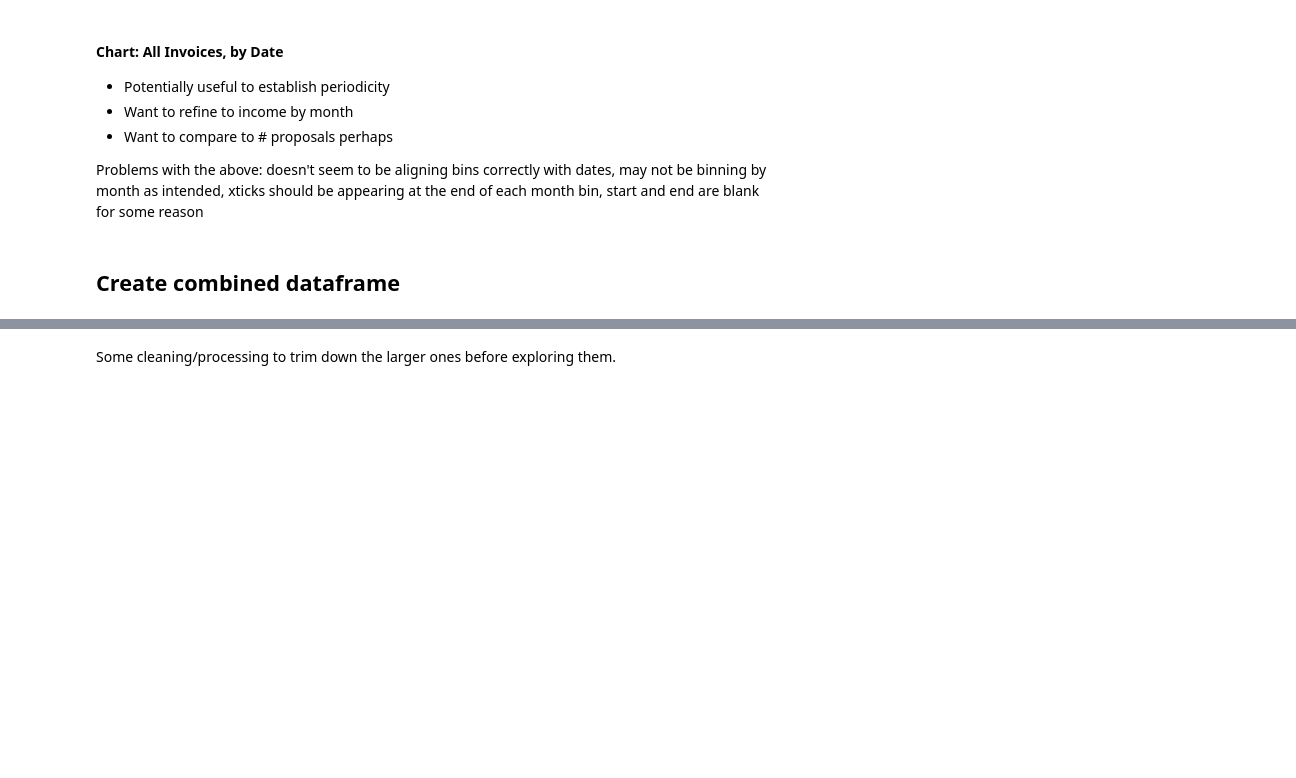
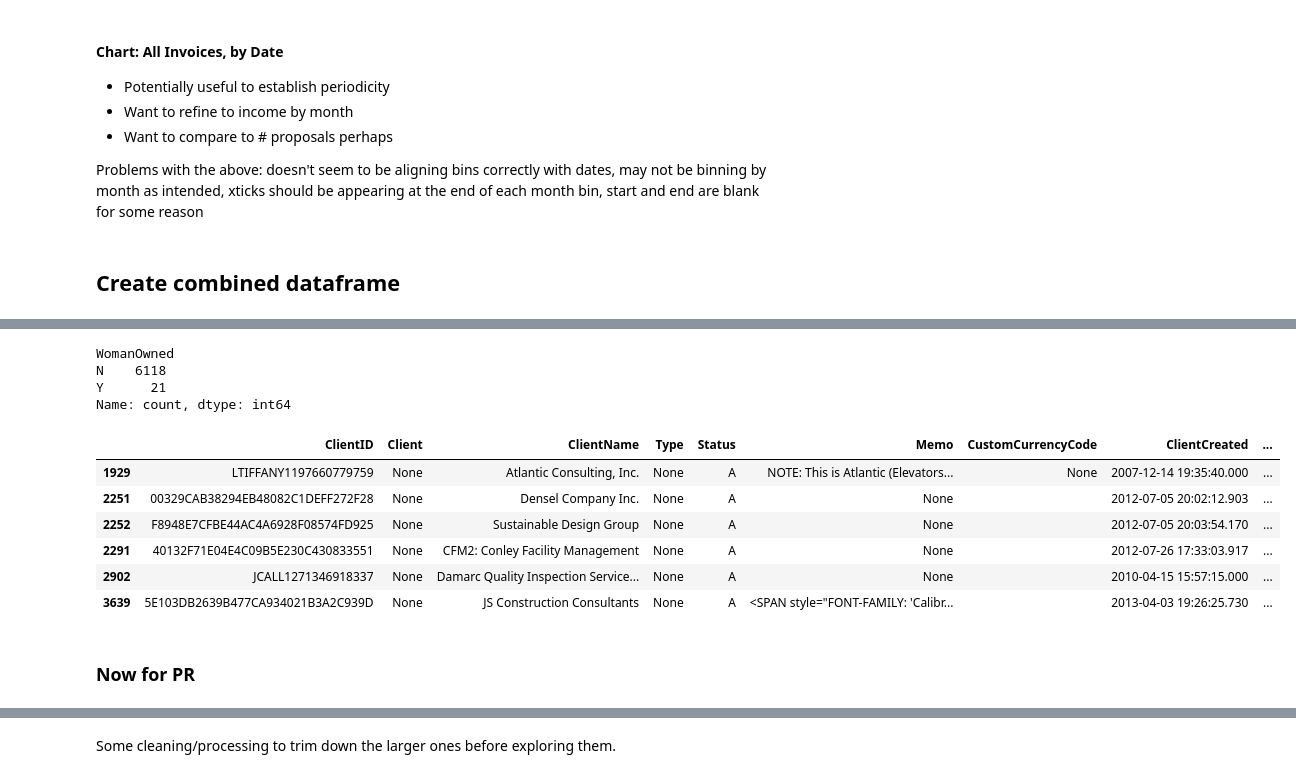
Before and after one commit to jhoward-FEA/Project-Foxrook, a Jupyter notebook: EDA.ipynb, the cells around one changed output, grey strips where cells are left out. Cells and saved outputs as stored; diff of their text form; code cells hidden in the pictures; blank space fills up the shorter version.

```diff
--- a/EDA.ipynb
+++ b/EDA.ipynb
@@ -314,0 +391,39 @@ df_CL.drop(droplist, inplace=True)
+# %%
+# df_CL['GovernmentAgency'].value_counts()
+# all but two are = N
+
+# df_CL[df_CL['GovernmentAgency'] == 'Y']
+# PM Realty Group & Associa -- this doesn't seem right.
+
+# Drop this column
+df_CL.drop('GovernmentAgency', axis=1, inplace=True)
+# %%
+df_CL['WomanOwned'].value_counts()
+# this appears to be valid
+# %% [output]
+WomanOwned
+N    6118
+Y      21
+Name: count, dtype: int64
+# %%
+# df_CL['AlaskaNative'].value_counts()
+# only one not marked N
+
+# df_CL[df_CL['AlaskaNative'] != "N"]
+# is this actually Alaska Native owned?
+
+## no longer shows up in dataset
+df_CL.drop('AlaskaNative', axis=1, inplace=True)
+# %%
+# df_CL['VetOwnedSmallBusiness'].value_counts()
+
+df_CL[df_CL['VetOwnedSmallBusiness'] == "Y"]
+# 6 vetowned
+# %% [output]
+|  | ClientID | Client | ClientName | Type | Status | Memo | CustomCurrencyCode | ClientCreated | ... |
+| 1929 | LTIFFANY1197660779759 | None | Atlantic Consulting, Inc. | None | A | NOTE: This is Atlantic (Elevators... | None | 2007-12-14 19:35:40.000 | ... |
+| 2251 | 00329CAB38294EB48082C1DEFF272F28 | None | Densel Company Inc. | None | A | None |  | 2012-07-05 20:02:12.903 | ... |
+| 2252 | F8948E7CFBE44AC4A6928F08574FD925 | None | Sustainable Design Group | None | A | None |  | 2012-07-05 20:03:54.170 | ... |
+| 2291 | 40132F71E04E4C09B5E230C430833551 | None | CFM2: Conley Facility Management | None | A | None |  | 2012-07-26 17:33:03.917 | ... |
+| 2902 | JCALL1271346918337 | None | Damarc Quality Inspection Service... | None | A | None |  | 2010-04-15 15:57:15.000 | ... |
+| 3639 | 5E103DB2639B477CA934021B3A2C939D | None | JS Construction Consultants | None | A | <SPAN style="FONT-FAMILY: 'Calibr... |  | 2013-04-03 19:26:25.730 | ... |
@@ -314,0 +447,2 @@ df_CL.drop(droplist, inplace=True)
+# %% [markdown]
+### Now for PR
```
Also changed, not shown: parts of 185 cells of this notebook, 1 other file.
